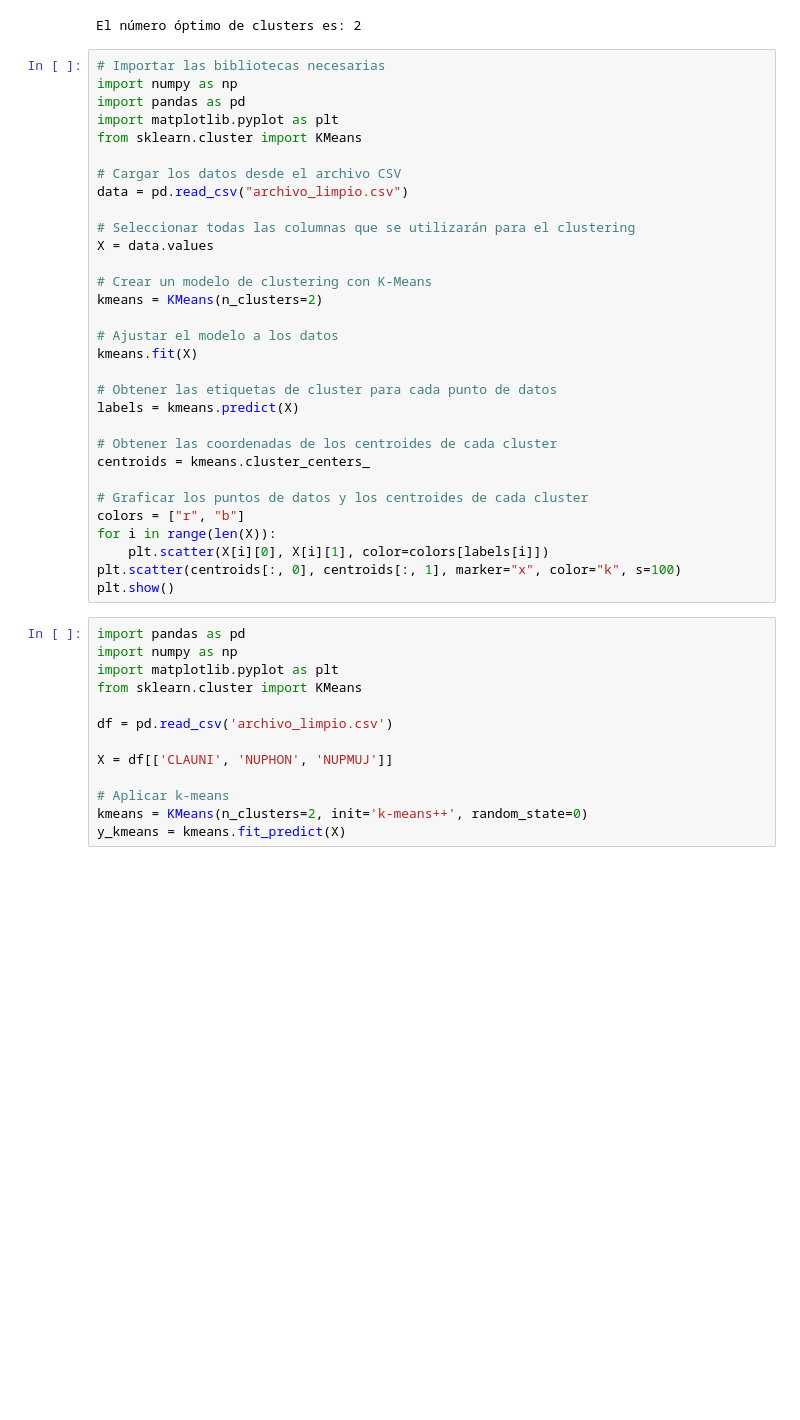
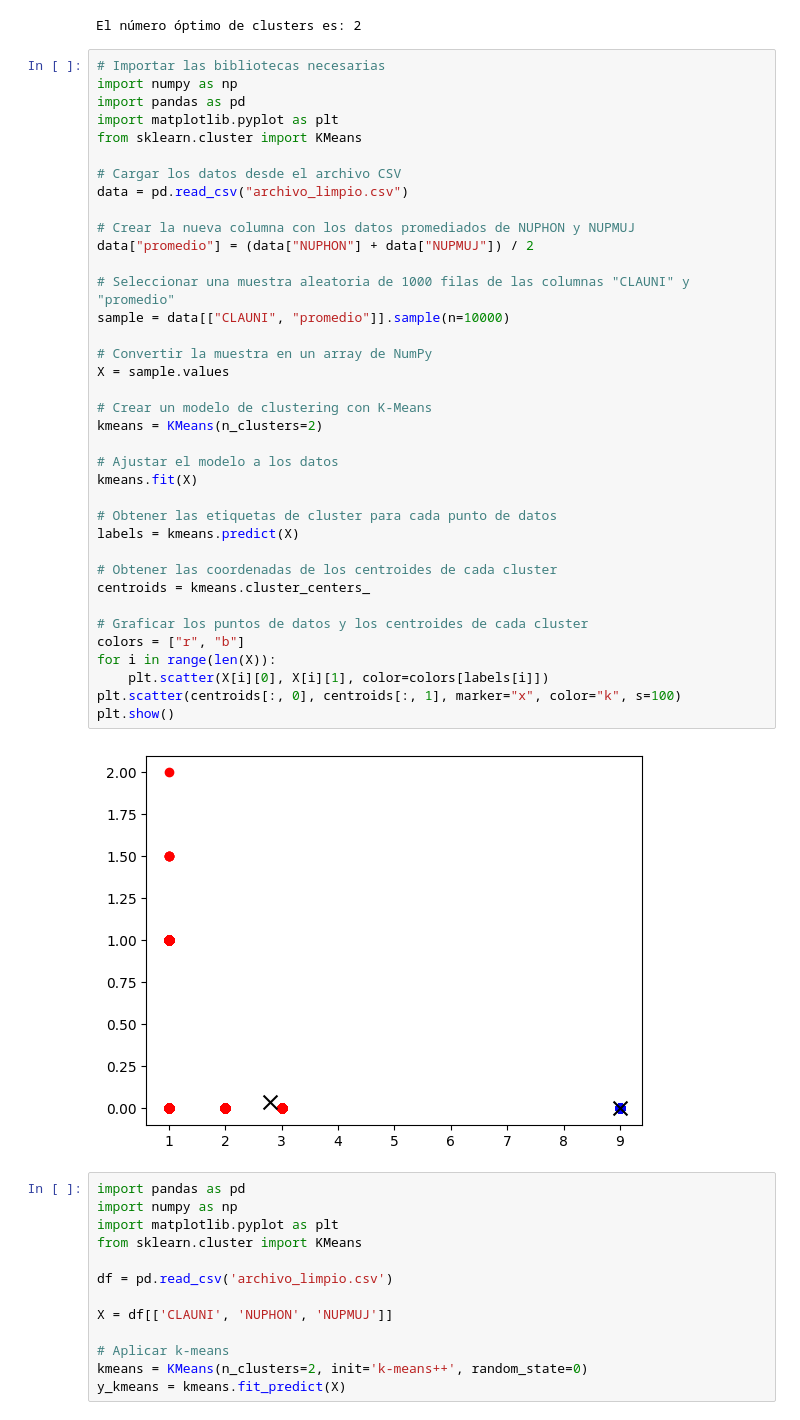
Before and after one commit to rsmith1220/MineriaDeDatos, a Jupyter notebook: agrupamiento_clusters.ipynb, the cells around one changed output. Drawn from its saved outputs; the diff is of its cells as text; blank space fills up the shorter version.

Commit message:
Try de Clustering

```diff
--- a/agrupamiento_clusters.ipynb
+++ b/agrupamiento_clusters.ipynb
@@ -69,34 +69,42 @@ El número óptimo de clusters es: 2
 # %%
 # Importar las bibliotecas necesarias
 import numpy as np
 import pandas as pd
 import matplotlib.pyplot as plt
 from sklearn.cluster import KMeans
 
 # Cargar los datos desde el archivo CSV
 data = pd.read_csv("archivo_limpio.csv")
 
-# Seleccionar todas las columnas que se utilizarán para el clustering
-X = data.values
+# Crear la nueva columna con los datos promediados de NUPHON y NUPMUJ
+data["promedio"] = (data["NUPHON"] + data["NUPMUJ"]) / 2
+
+# Seleccionar una muestra aleatoria de 1000 filas de las columnas "CLAUNI" y "promedio"
+sample = data[["CLAUNI", "promedio"]].sample(n=10000)
+
+# Convertir la muestra en un array de NumPy
+X = sample.values
 
 # Crear un modelo de clustering con K-Means
 kmeans = KMeans(n_clusters=2)
 
 # Ajustar el modelo a los datos
 kmeans.fit(X)
 
 # Obtener las etiquetas de cluster para cada punto de datos
 labels = kmeans.predict(X)
 
 # Obtener las coordenadas de los centroides de cada cluster
 centroids = kmeans.cluster_centers_
 
 # Graficar los puntos de datos y los centroides de cada cluster
 colors = ["r", "b"]
 for i in range(len(X)):
     plt.scatter(X[i][0], X[i][1], color=colors[labels[i]])
 plt.scatter(centroids[:, 0], centroids[:, 1], marker="x", color="k", s=100)
 plt.show()
+# %% [output]
+[figure, added]
 # %%
 import pandas as pd
 import numpy as np
```
